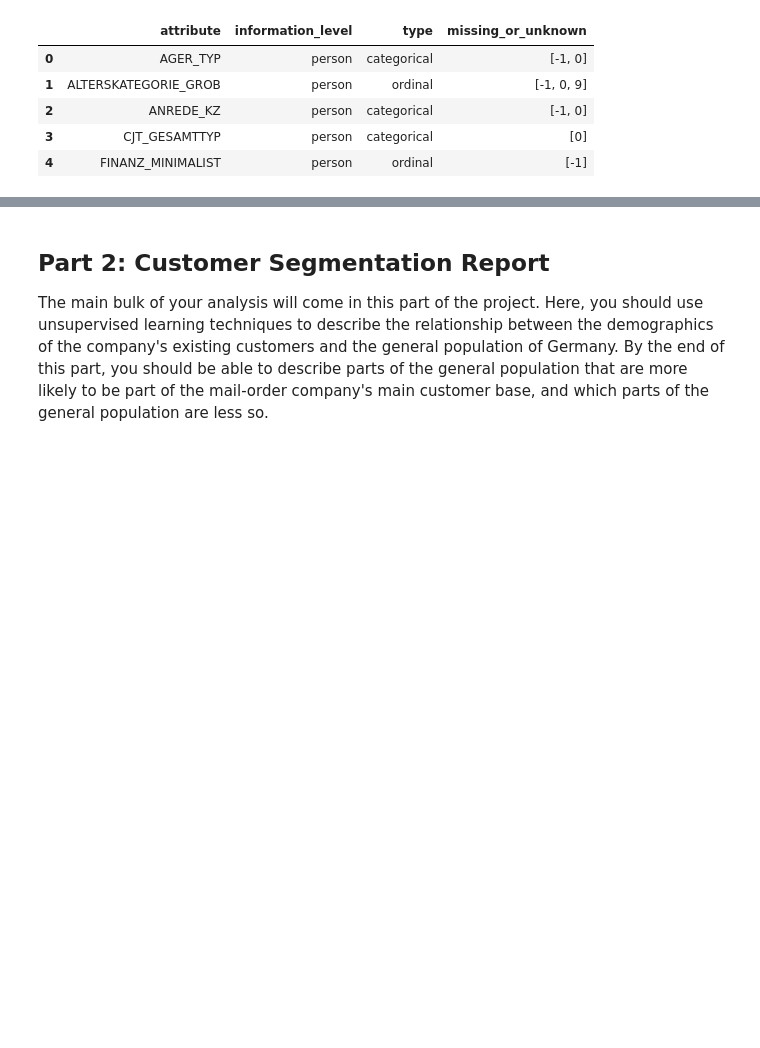
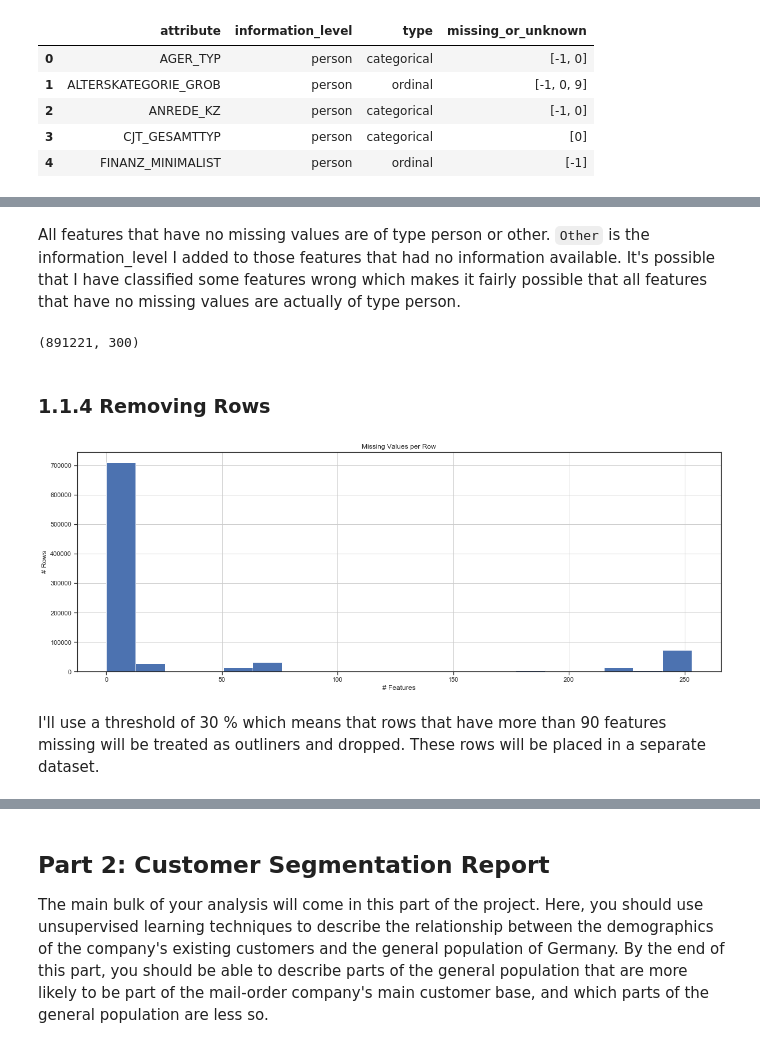
Before and after one commit to michanN/capstone-arvato, a Jupyter notebook: Arvato Project Workbook.ipynb, the cells around one changed output, grey strips where cells are left out. Drawn from its saved outputs; the diff is of its cells as text; code cells hidden in the pictures; blank space fills up the shorter version.

```diff
--- a/Arvato Project Workbook.ipynb
+++ b/Arvato Project Workbook.ipynb
@@ -125,0 +322,3 @@ The fourth column of the feature file documents the missing values and will be u
+# %%
+features_top_missing = [x for x in missing_outliers.index]
+display_all(df_missing_values[df_missing_values.index.isin(features_top_missing)].sort_values('Percentage_Missing'))
@@ -125,0 +383,20 @@ The fourth column of the feature file documents the missing values and will be u
+# %% [markdown]
+All features that have no missing values are of type person or other. ``Other`` is the information_level I added to those features that had no information available. It's possible that I have classified some features wrong which makes it fairly possible that all features that have no missing values are actually of type person.
+# %%
+# drop features with 30 % or or missing values
+azdias_feat_dropped = azdias_parsed.drop(features_top_missing, axis=1)
+azdias_feat_dropped.shape
+# %% [output]
+(891221, 300)
+# %% [markdown]
+### 1.1.4 Removing Rows
+# %%
+fig = plt.figure(figsize=(20,7))
+azdias_feat_dropped.isnull().sum(axis=1).hist(bins=20)
+plt.title('Missing Values per Row');
+plt.xlabel('# Features')
+plt.ylabel('# Rows');
+# %% [output]
+[figure, added]
+# %% [markdown]
+I'll use a threshold of 30 % which means that rows that have more than 90 features missing will be treated as outliners and dropped. These rows will be placed in a separate dataset.
```
Also changed, not shown: parts of 36 cells of this notebook, 1 other file.
